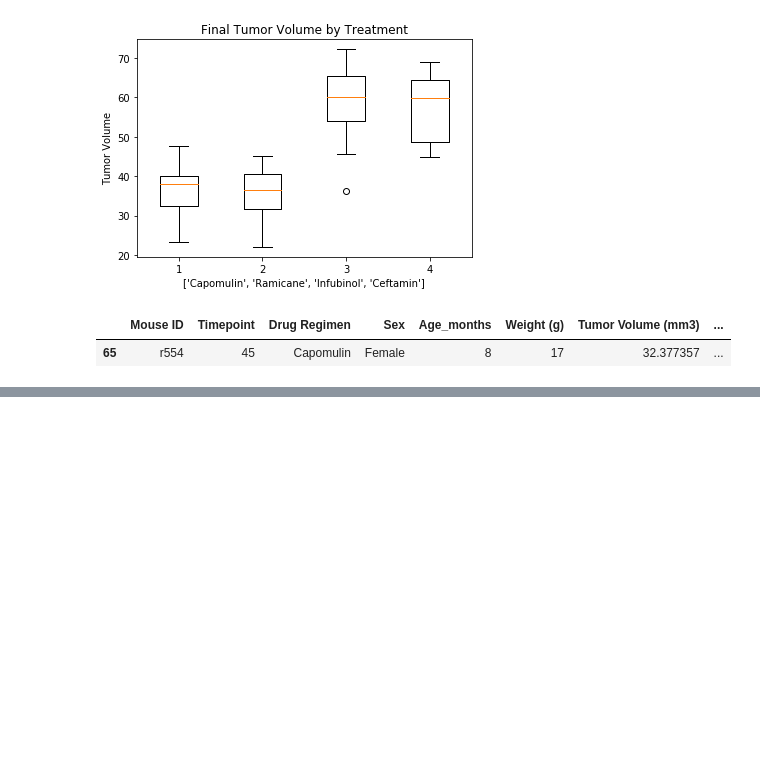
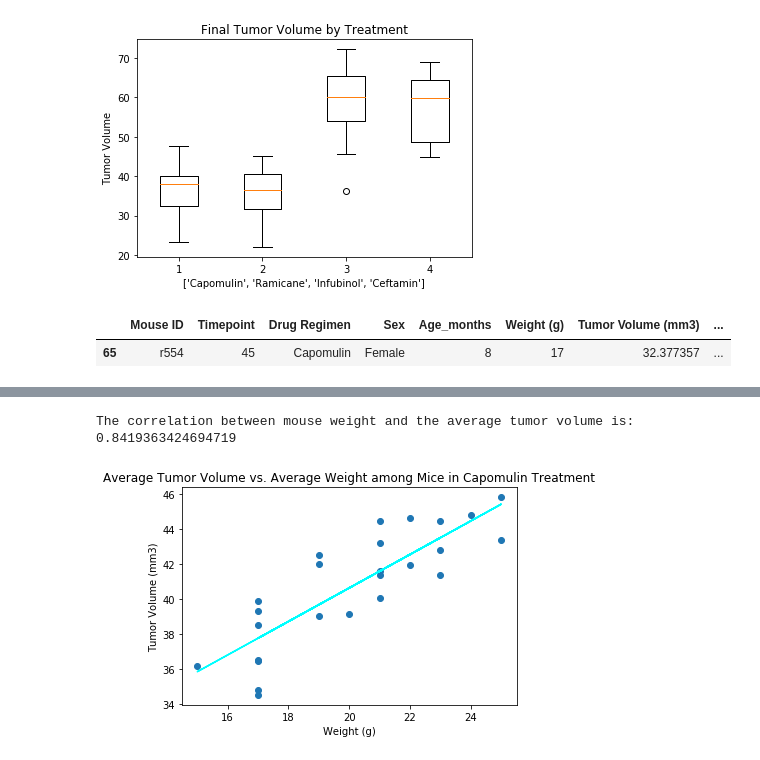
Before and after one commit to GregMaginn/05-Matplotlab, a Jupyter notebook: 05-Matplotlab/matplotlab.ipynb, the cells around one changed output, grey strips where cells are left out. Saved outputs shown, nothing was run; the diff lists cells and outputs as text; code cells hidden in the pictures; blank space fills up the shorter version.

```diff
--- a/05-Matplotlab/matplotlab.ipynb
+++ b/05-Matplotlab/matplotlab.ipynb
@@ -271,0 +292,21 @@ top4_df.loc[]
+# %%
+corr = np.corrcoef(capo_group['Weight (g)'], capo_group['Tumor Volume (mm3)'])
+corr = corr[0][1]
+print('The correlation between mouse weight and the average tumor volume is: ' + str(corr))
+
+
+vc_slope, vc_int, vc_r, vc_p, vc_std_err = st.linregress(capo_group['Weight (g)'], capo_group['Tumor Volume (mm3)'])
+vc_fit = vc_slope * capo_group['Weight (g)'] + vc_int
+# %% [output]
+The correlation between mouse weight and the average tumor volume is: 0.8419363424694719
+# %%
+plt.scatter(capo_group['Weight (g)'], capo_group['Tumor Volume (mm3)'])
+plt.xlabel('Weight (g)')
+plt.ylabel('Tumor Volume (mm3)')
+plt.title('Average Tumor Volume vs. Average Weight among Mice in Capomulin Treatment')
+
+plt.plot(capo_group['Weight (g)'],vc_fit,"-", color='cyan')
+
+plt.show()
+# %% [output]
+[figure, added]
```
Also changed, not shown: parts of 4 cells of this notebook.
